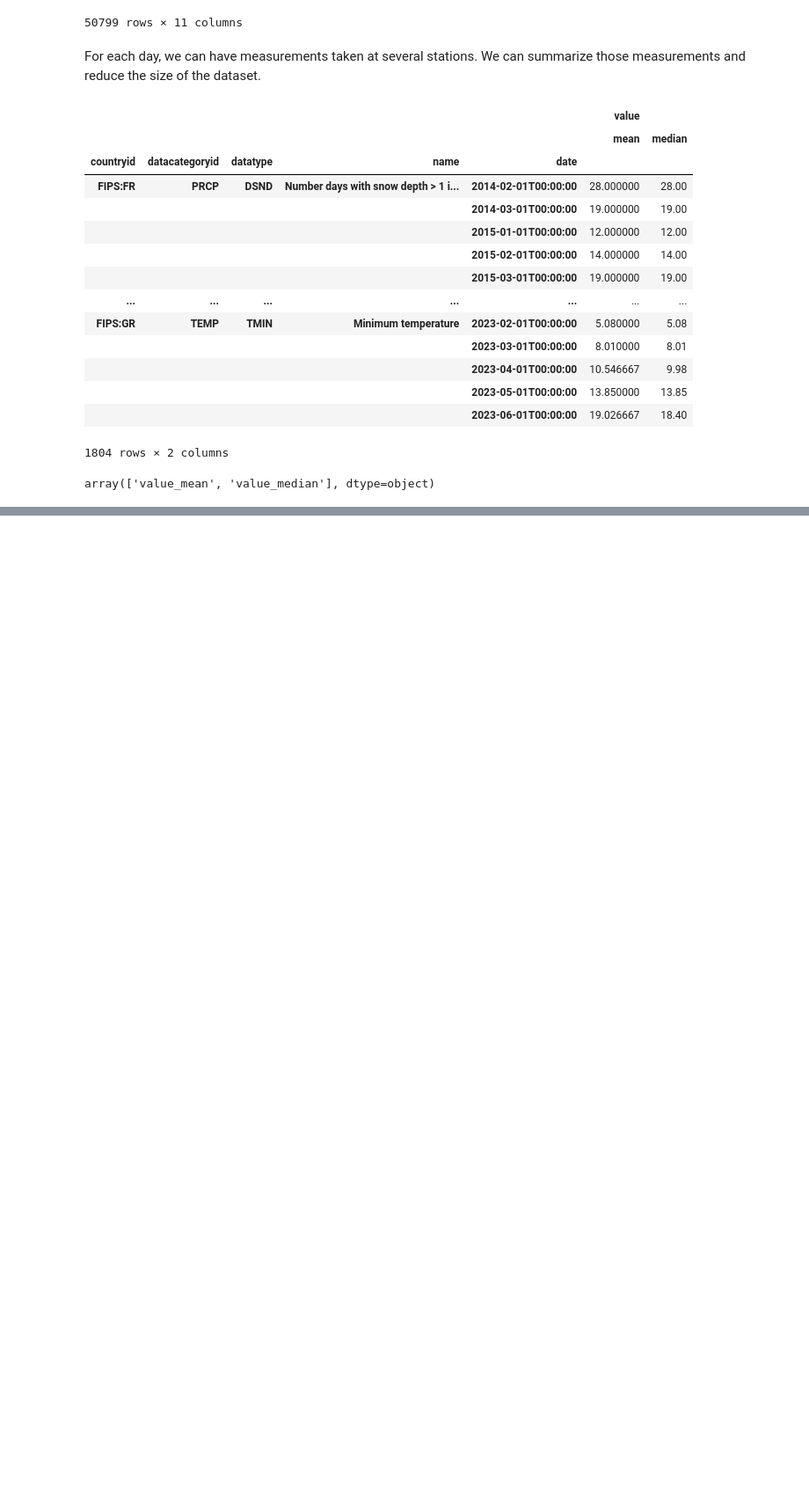
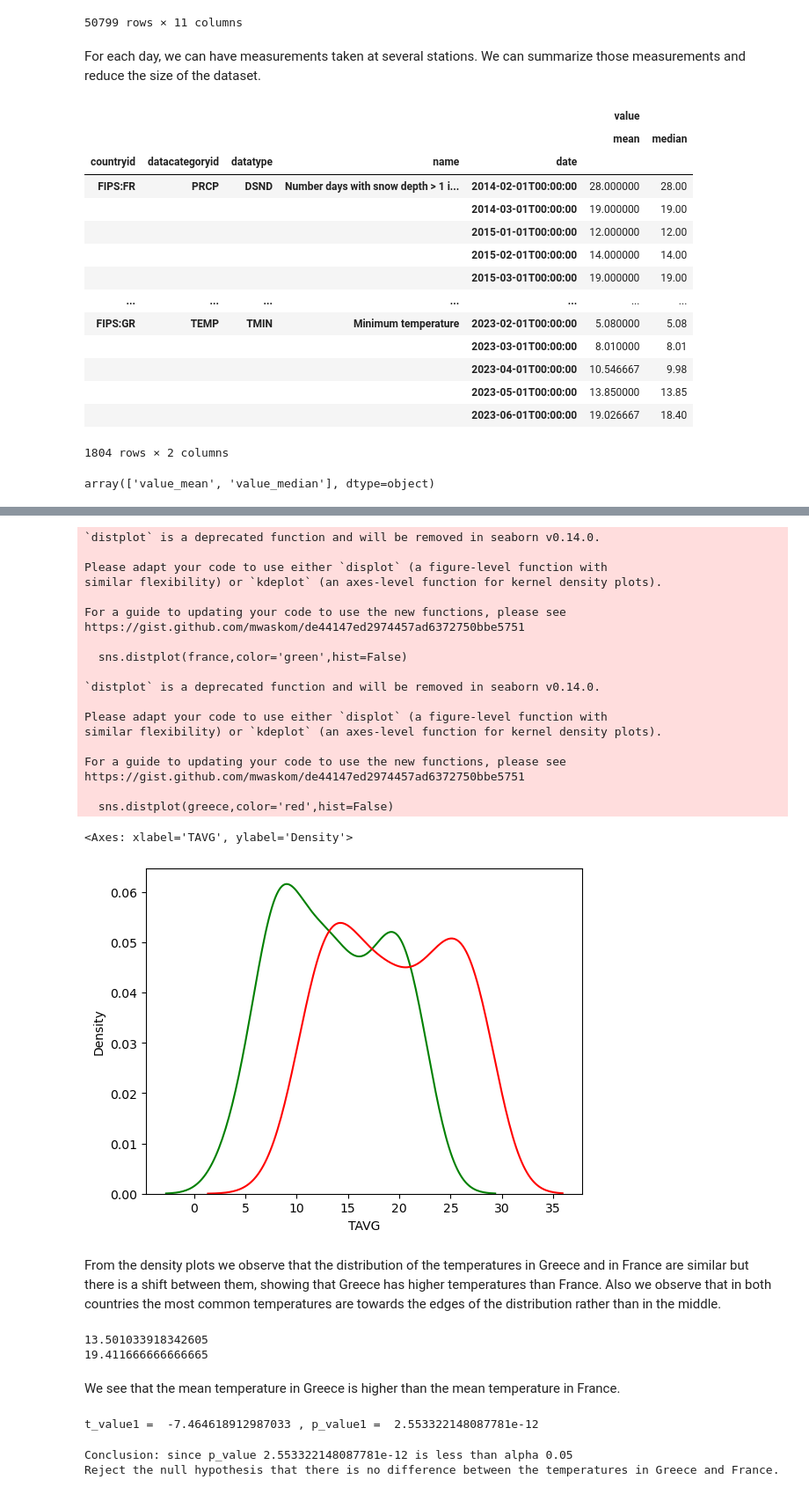
Before and after one commit to martza/Weather-data-analysis-and-models, a Jupyter notebook: EDA.ipynb, the cells around one changed output, grey strips where cells are left out. Shown at 88% size. Drawn from its saved outputs; the diff is of its cells as text; code cells hidden in the pictures; blank space fills up the shorter version.

Commit message:
Included hypothesis testing

```diff
--- a/EDA.ipynb
+++ b/EDA.ipynb
@@ -193,0 +258,6 @@ array(['value_mean', 'value_median'], dtype=object)
+# %%
+# Apply the log transformation to the dataframe if we want
+logTransform = False
+if (logTransform == True) :
+     for variable, country in skew_cols.index.values:
+          df_mean_wide.loc[country, variable] = df_mean_wide.loc[country, variable].apply(np.log1p)
@@ -193,0 +352,4 @@ array(['value_mean', 'value_median'], dtype=object)
+# %%
+df_T = df_mean_wide[(pd.isna(df_mean_wide['TAVG']) == False)]
+df_T = df_T[['countryid','TAVG']]
+print(df_T)
@@ -193,0 +371,55 @@ array(['value_mean', 'value_median'], dtype=object)
+# %%
+france=df_T.loc[df_T['countryid']=="FIPS:FR", 'TAVG']
+greece=df_T.loc[df_T['countryid']=="FIPS:GR", 'TAVG']
+# %%
+sns.distplot(france,color='green',hist=False)
+sns.distplot(greece,color='red',hist=False)
+# %% [output]
+`distplot` is a deprecated function and will be removed in seaborn v0.14.0.
+
+Please adapt your code to use either `displot` (a figure-level function with
+similar flexibility) or `kdeplot` (an axes-level function for kernel density plots).
+
+For a guide to updating your code to use the new functions, please see
+https://gist.github.com/mwaskom/de44147ed2974457ad6372750bbe5751
+
+  sns.distplot(france,color='green',hist=False)
+
+`distplot` is a deprecated function and will be removed in seaborn v0.14.0.
+
+Please adapt your code to use either `displot` (a figure-level function with
+similar flexibility) or `kdeplot` (an axes-level function for kernel density plots).
+
+For a guide to updating your code to use the new functions, please see
+https://gist.github.com/mwaskom/de44147ed2974457ad6372750bbe5751
+
+  sns.distplot(greece,color='red',hist=False)
+<Axes: xlabel='TAVG', ylabel='Density'>
+[figure, added]
+# %% [markdown]
+From the density plots we observe that the distribution of the temperatures in Greece and in France are similar but there is a shift between them, showing that Greece has higher temperatures than France. Also we observe that in both countries the most common temperatures are towards the edges of the distribution rather than in the middle.
+# %%
+print(france.mean())
+print(greece.mean())
+# %% [output]
+13.501033918342605
+19.411666666666665
+# %% [markdown]
+We see that the mean temperature in Greece is higher than the mean temperature in France.
+# %%
+alpha=0.05
+t_value1, p_value1 = stats.ttest_ind(france, greece)
+print("t_value1 = ",t_value1, ", p_value1 = ", p_value1)
+# %% [output]
+t_value1 =  -7.464618912987033 , p_value1 =  2.553322148087781e-12
+# %%
+if p_value1 <alpha:
+    print("Conclusion: since p_value {} is less than alpha {} ". format (p_value1,alpha))
+    print("Reject the null hypothesis that there is no difference between the temperatures in Greece and France.")
+
+else:
+    print("Conclusion: since p_value {} is greater than alpha {} ". format (p_value1,alpha))
+    print("Fail to reject the null hypothesis that there is no difference between the temperatures in Greece and in France.")
+# %% [output]
+Conclusion: since p_value 2.553322148087781e-12 is less than alpha 0.05
+Reject the null hypothesis that there is no difference between the temperatures in Greece and France.
```
Also changed, not shown: parts of 33 cells of this notebook.
